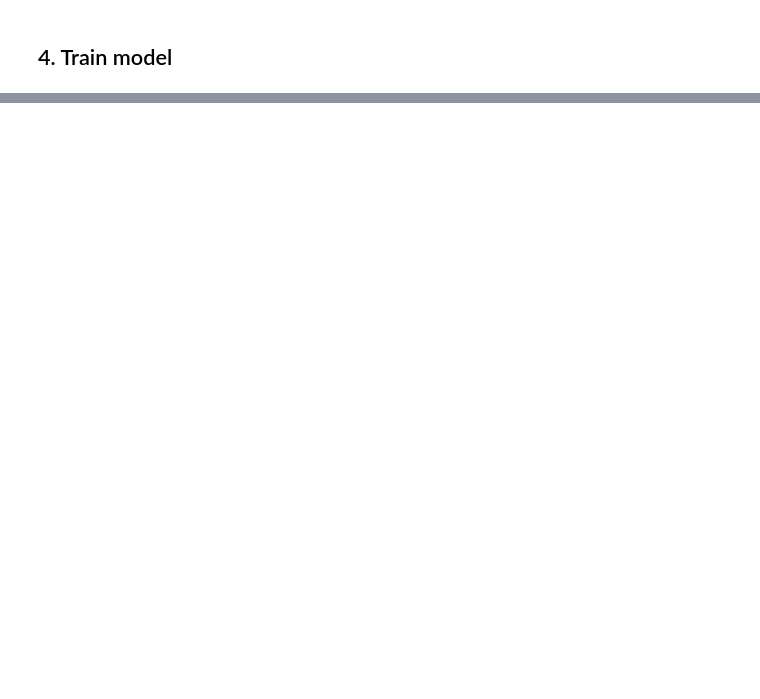
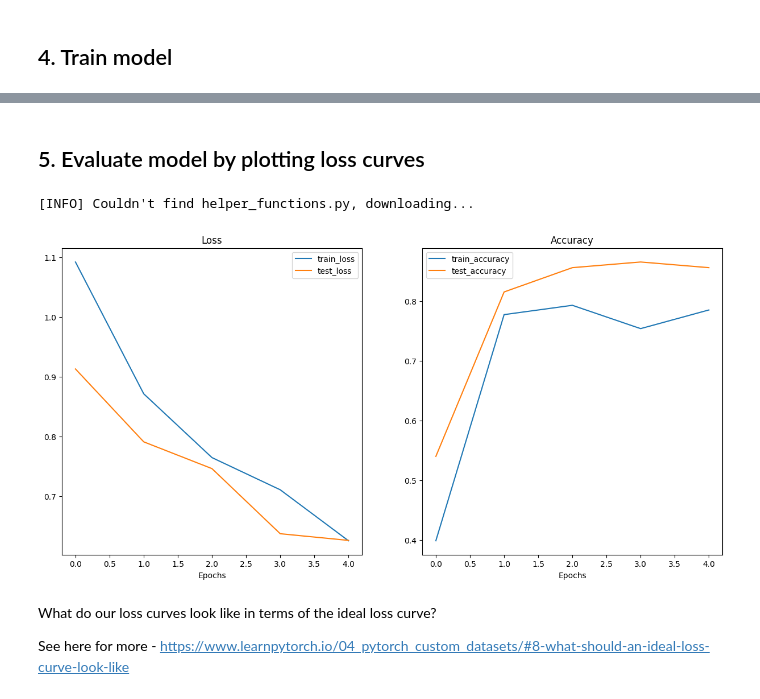
Before and after one commit to aRod209/pytorch-for-deep-learning, a Jupyter notebook: lectures/06_pytorch_transfer_learning_video.ipynb, the cells around one changed output, grey strips where cells are left out. Saved outputs shown, nothing was run; the diff lists cells and outputs as text; code cells hidden in the pictures; blank space fills up the shorter version.

Commit message:
plot loss curve of transfer learning model

```diff
--- a/lectures/06_pytorch_transfer_learning_video.ipynb
+++ b/lectures/06_pytorch_transfer_learning_video.ipynb
@@ -474,0 +475,22 @@ Epoch: 5 | train_loss: 0.6255 | train_acc: 0.7852 | test_loss: 0.6261 | test_acc
+# %% [markdown]
+## 5. Evaluate model by plotting loss curves
+# %%
+try:
+  from helper_functoins import plot_loss_curves
+except:
+  print(f"[INFO] Couldn't find helper_functions.py, downloading...")
+  with open('helper_functions.py', 'wb') as f:
+    import requests
+    response = requests.get('https://raw.githubusercontent.com/mrdbourke/pytorch-deep-learning/main/helper_functions.py')
+    f.write(response.content)
+  from helper_functions import plot_loss_curves
+
+# Plot the loss curves of our model
+plot_loss_curves(results)
+# %% [output]
+[INFO] Couldn't find helper_functions.py, downloading...
+[figure, added]
+# %% [markdown]
+What do our loss curves look like in terms of the ideal loss curve?
+
+See here for more - https://www.learnpytorch.io/04_pytorch_custom_datasets/#8-what-should-an-ideal-loss-curve-look-like
```
Also changed, not shown: parts of 3 cells of this notebook.
